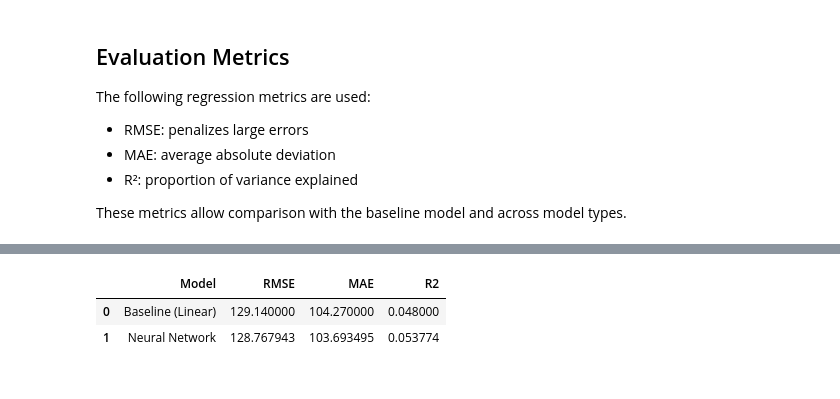
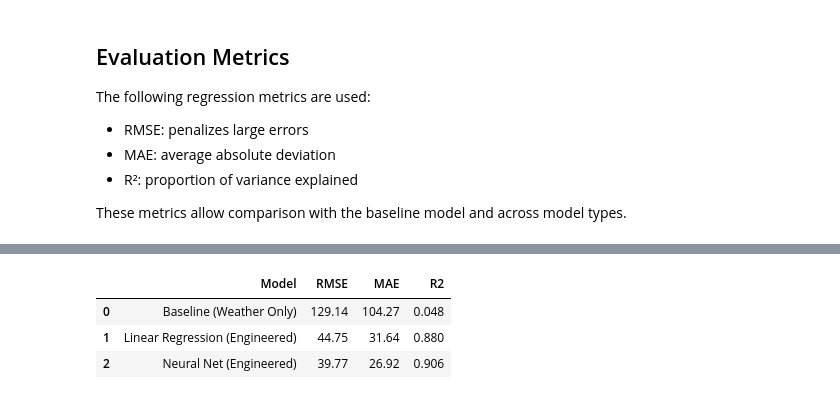
Before and after one commit to ChetnaLourembam/ML-DS, a Jupyter notebook: 3_Model/model_definition_evaluation.ipynb, the cells around one changed output, grey strips where cells are left out. Saved outputs shown, nothing was run; the diff lists cells and outputs as text; code cells hidden in the pictures.

Commit message:
Update model evaluation and add visualization

```diff
--- a/3_Model/model_definition_evaluation.ipynb
+++ b/3_Model/model_definition_evaluation.ipynb
@@ -376,13 +255,15 @@ Baseline performance (Linear Regression):
 # %%
+# Comparative Analysis code
 comparison = pd.DataFrame({
-    "Model": ["Baseline (Linear)", "Neural Network"],
-    "RMSE": [129.14, rmse],
-    "MAE": [104.27, mae],
-    "R2": [0.048, r2]
+    "Model": ["Baseline (Weather Only)", "Linear Regression (Engineered)", "Neural Net (Engineered)"],
+    "RMSE": [129.14, 44.75, 39.77],
+    "MAE": [104.27, 31.64, 26.92],
+    "R2": [0.048, 0.88, 0.906]
 })
 
 comparison
 # %% [output]
 |  | Model | RMSE | MAE | R2 |
-| 0 | Baseline (Linear) | 129.140000 | 104.270000 | 0.048000 |
-| 1 | Neural Network | 128.767943 | 103.693495 | 0.053774 |
+| 0 | Baseline (Weather Only) | 129.14 | 104.27 | 0.048 |
+| 1 | Linear Regression (Engineered) | 44.75 | 31.64 | 0.880 |
+| 2 | Neural Net (Engineered) | 39.77 | 26.92 | 0.906 |
```
Also changed, not shown: parts of 41 cells of this notebook.
